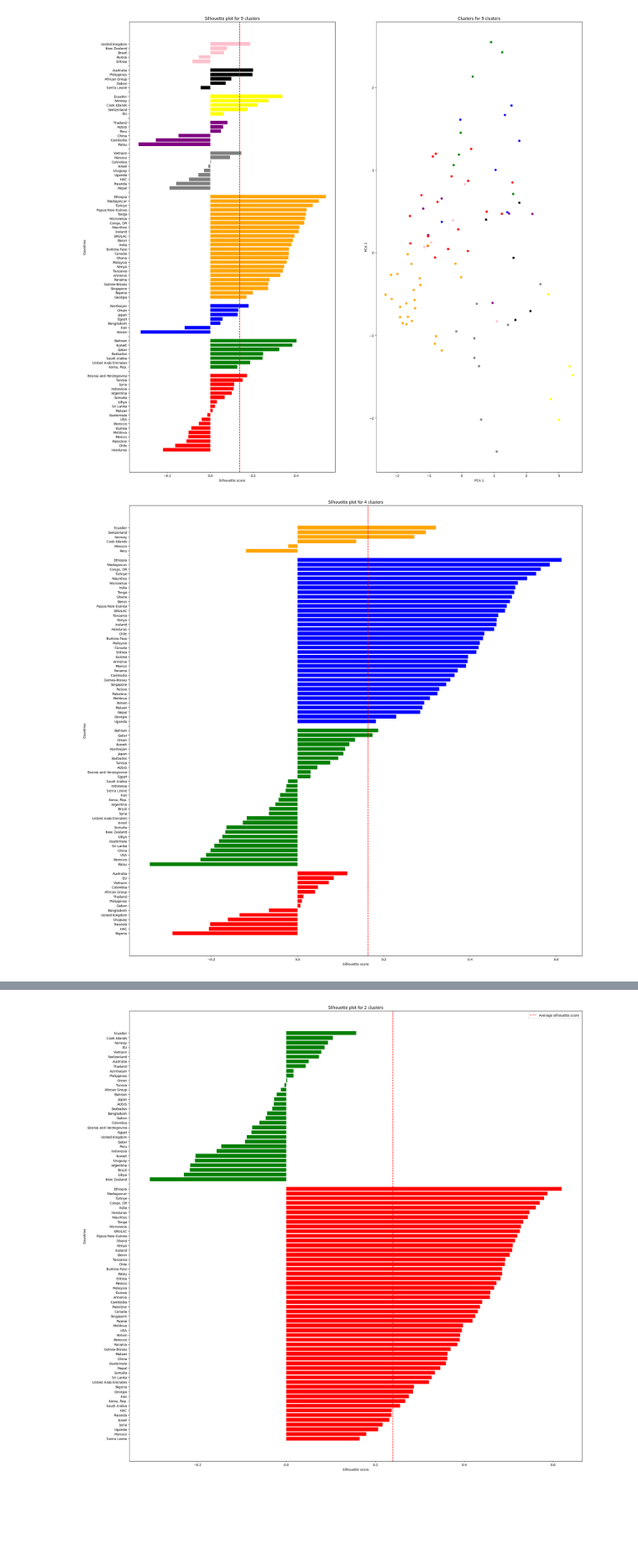
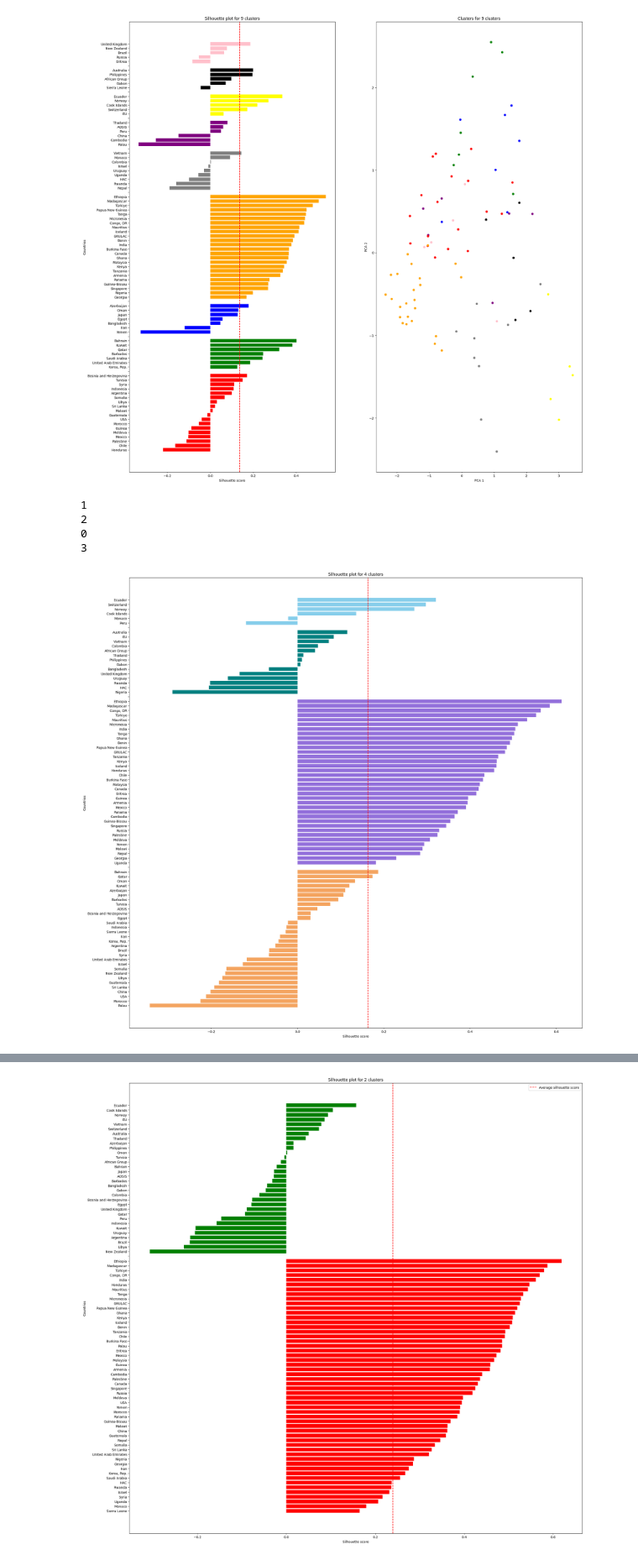
Before and after one commit to lionelkiel/ClusteringStepsPaper, a Jupyter notebook: Clustering_5.0.ipynb, the cells around one changed output, grey strips where cells are left out. Shown at 84% size. Cells and saved outputs as stored; diff of their text form; code cells hidden in the pictures; blank space fills up the shorter version.

Commit message:
changed figures

```diff
--- a/Clustering_5.0.ipynb
+++ b/Clustering_5.0.ipynb
@@ -22,18 +22,18 @@ vectors_2d = decomposer.transform(vectors)
 # %%
 manhattan_matrix = manhattan_distances(vectors)
 # %%
-col = np.array(['red', 'green', 'blue', 'orange', 'grey','purple', 'yellow', 'black', 'pink', 'brown', 'cyan', 'magenta'])
+col = np.array(['teal', 'sandybrown', 'mediumpurple', 'skyblue', 'grey','purple', 'yellow', 'black', 'pink', 'brown', 'cyan', 'magenta'])
 
 df_clusters_mode = pd.DataFrame(columns=['Cluster', 'Country'])
 
-for i in trange(2, 7, desc='Calculating'):
+for i in [4]: #trange(2, 7, desc='Calculating'):
     fig, ax = plt.subplots(1,1)
     kmodes = KModes(n_clusters=i, init='Huang', n_init=100, random_state=0).fit(vectors)
     labels = kmodes.labels_
     ax.scatter(vectors_2d[:, 0], vectors_2d[:, 1], c=col[labels])
     ax.title.set_text('Kmodes with ' + str(i) + ' clusters')
 
-    plt.savefig('Figures/kmodes_' + str(i) + '.pdf')
+    plt.savefig('Figures/kmodes_' + str(i) + '.svg')
 
     for clus in range(i):
         name_cluster = str(i) + ' clusters: ' + col[clus]
@@ -228,7 +224,7 @@ for n_cluster in range(2,10):
 [figure]
 # %%
 import matplotlib.cm as cm
-col = np.array(['red', 'green', 'blue', 'orange', 'grey','purple', 'yellow', 'black', 'pink', 'brown', 'cyan', 'magenta'])
+col = np.array(['teal', 'sandybrown','mediumpurple' , 'skyblue', 'grey','purple', 'yellow', 'black', 'pink', 'brown', 'cyan', 'magenta'])
 
 n_cluster = 4
 
@@ -242,37 +238,42 @@ silhouette_avg = np.mean(silhouette)
 
 y_lower = 0
 y_ticks = []
-for i_cluster in range(n_cluster):
+for i_cluster in [1,2,0,3]:
+    print(i_cluster)
     cluster = silhouette[labels == i_cluster]
 
     # get countries
     countries_cluster = countries[labels == i_cluster]
 
     ind = np.argsort(cluster)
     cluster = cluster[ind]
     countries_cluster = countries_cluster[ind]
 
     ax1.barh(np.arange(len(cluster))+y_lower, cluster, color=col[i_cluster])
     y_lower += len(cluster)+1
 
-    if i_cluster != n_cluster-1:
+    if i_cluster != 3:
         # 2 empty spaces at end of cluster
         countries_cluster = np.append(countries_cluster, [''])
 
 
     # save y_ticks
     y_ticks.append(countries_cluster)
 y_ticks = np.concatenate(y_ticks)
 
 ax1.set_yticks(np.arange(len(y_ticks)))
 ax1.set_yticklabels(y_ticks)
 
 ax1.axvline(x=silhouette_avg, color="red", linestyle="--")
 ax1.set_title('Silhouette plot for ' + str(n_cluster) + ' clusters')
 ax1.set_xlabel('Silhouette score')
 ax1.set_ylabel('Countries')
 
-plt.savefig('Figures/silhouette_kmodes.pdf')
+plt.savefig('Figures/silhouette_kmodes.svg')
 plt.show()
 # %% [output]
+1
+2
+0
+3
-[figure, old version]
+[figure, new version]
```
Also changed, not shown: parts of 3 cells of this notebook.
